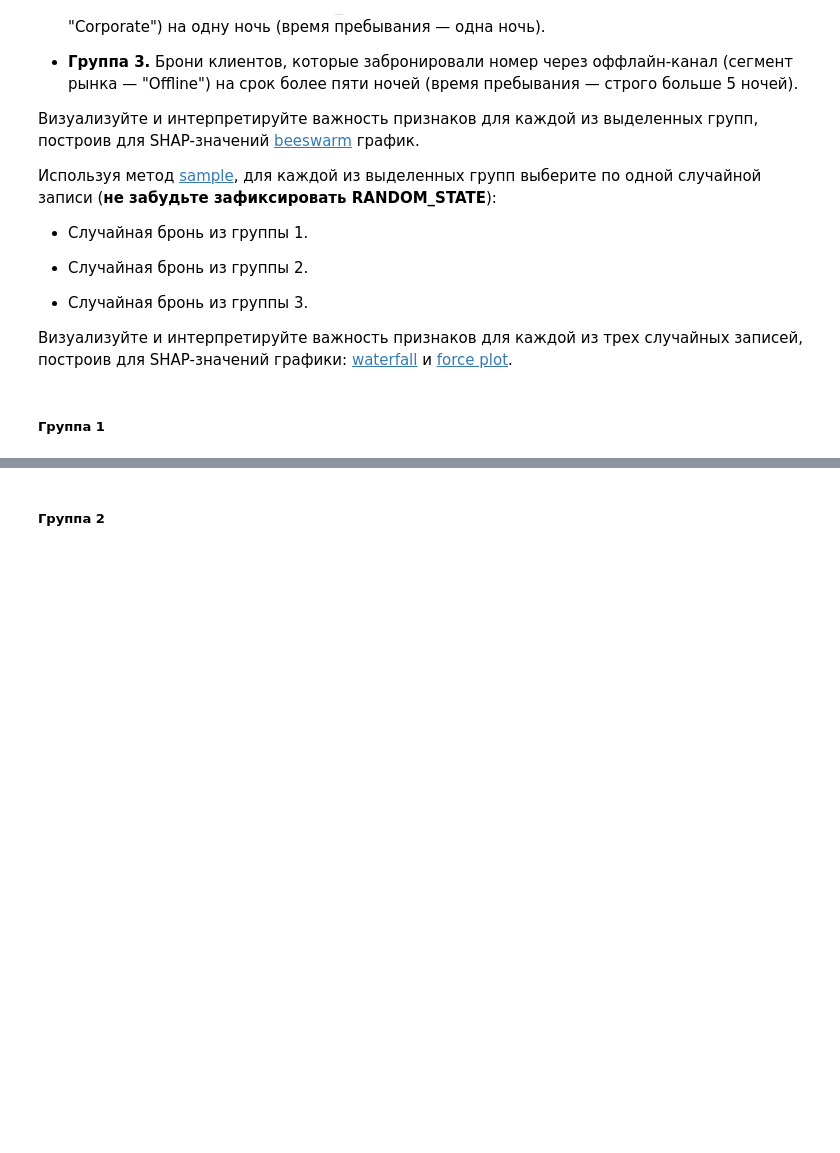
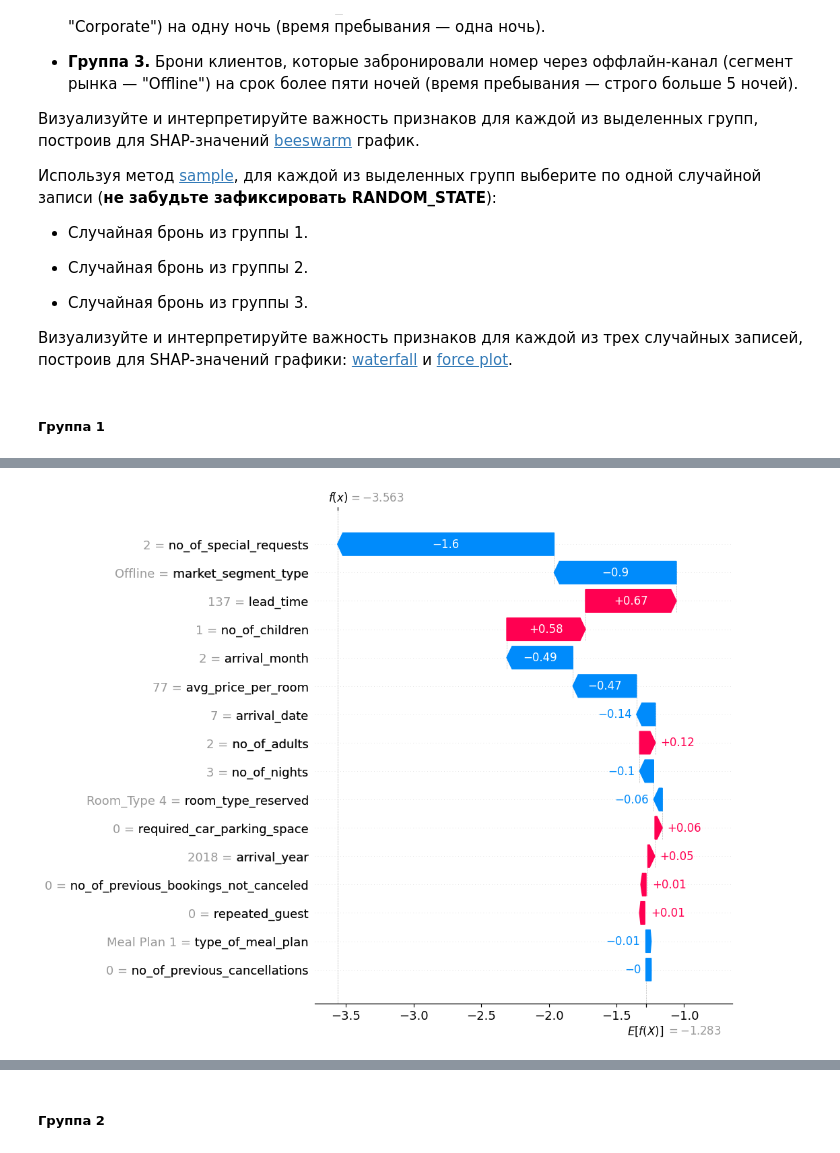
Before and after one commit to ml2me/study, a Jupyter notebook: classic_ML/7/07.Задание.ipynb, the cells around one changed output, grey strips where cells are left out. Saved outputs shown, nothing was run; the diff lists cells and outputs as text; code cells hidden in the pictures; blank space fills up the shorter version.

```diff
--- a/classic_ML/7/07.Задание.ipynb
+++ b/classic_ML/7/07.Задание.ipynb
@@ -969,7 +984,18 @@ X_hotels_group_1_sample = X_hotels_group_1.sample(...)
 # %%
 # Постройте waterfall SHAP-значений для записи из группы 1
 
-shap.plots.waterfall(hotels_shap_values[...], max_display=hotels_feat_count)
+sample_index_group_1 = X_hotels_group_1_sample.index[0]
+sample_shap_values_group_1 = hotels_shap_values[sample_index_group_1]
+sample_data_group_1 = X_hotels_group_1_sample.iloc[0] # Changed this line to pass a Series
+sample_explanation_group_1 = shap.Explanation(
+    values=sample_shap_values_group_1,
+    base_values=hotels_shap_explainer.expected_value,
+    data=sample_data_group_1,
+    feature_names=X_hotels_val.columns.tolist()
+)
+shap.plots.waterfall(sample_explanation_group_1, max_display=hotels_feat_count)
+# %% [output]
+[figure, added]
 # %%
 # Постройте force plot SHAP-значений для записи из группы 1
 
```
Also changed, not shown: parts of 14 cells of this notebook.
